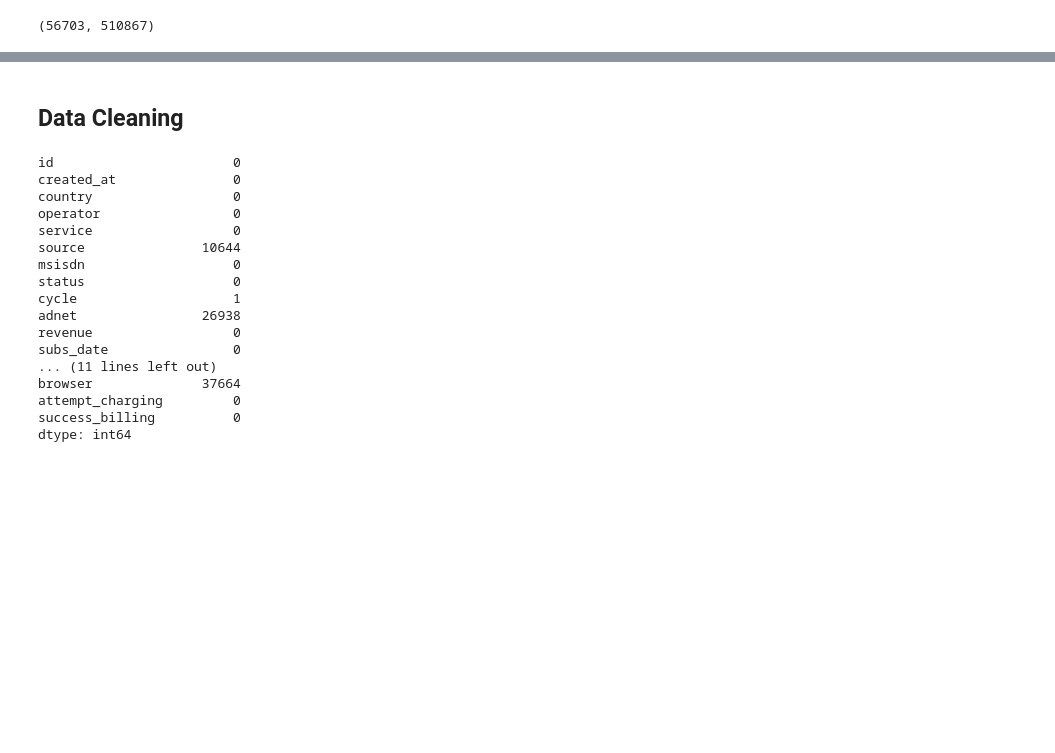
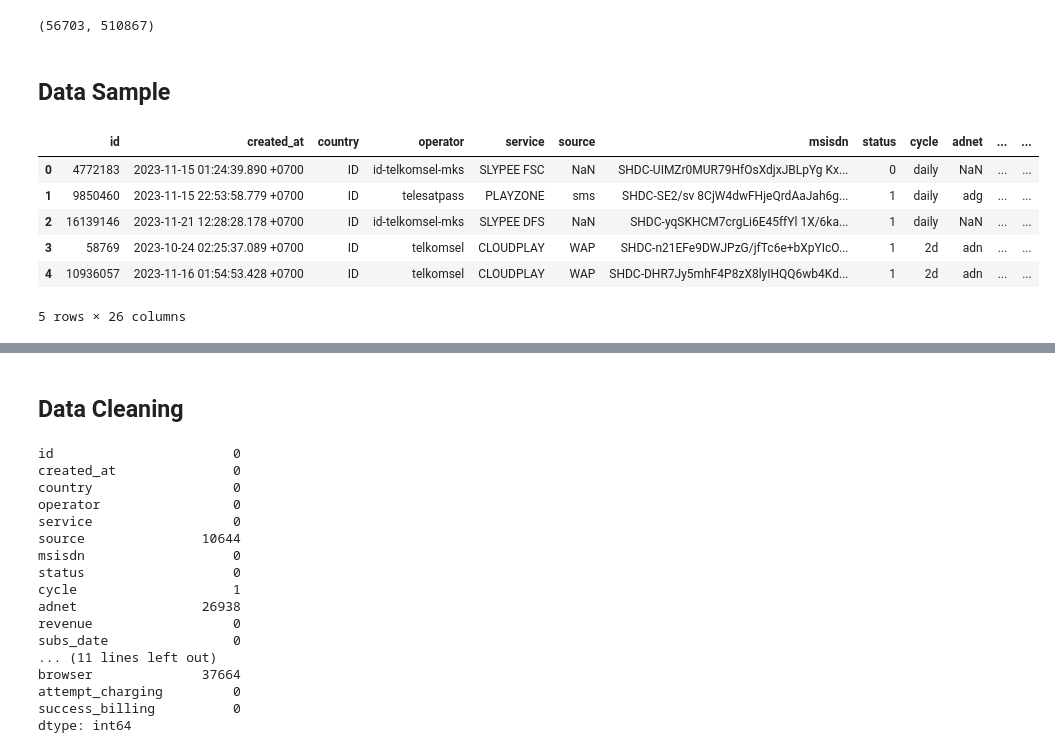
Before and after one commit to FrancescoEmmanuel/FODS, a Jupyter notebook: Recommender System.ipynb, the cells around one changed output, grey strips where cells are left out. Saved outputs shown, nothing was run; the diff lists cells and outputs as text; code cells hidden in the pictures; blank space fills up the shorter version.

Commit message:
Add sample data

```diff
--- a/Recommender System.ipynb
+++ b/Recommender System.ipynb
@@ -17,3 +17,15 @@ transDf = pd.read_csv("/content/drive/MyDrive/FODS__FP/Dataset/transactions_6000
 len(subsDf.axes[0]), len(transDf.axes[0])
 # %% [output]
 (56703, 510867)
+# %% [markdown]
+## Data Sample
+# %%
+subsDf.head()
+# %% [output]
+|  | id | created_at | country | operator | service | source | msisdn | status | cycle | adnet | ... | ... |
+| 0 | 4772183 | 2023-11-15 01:24:39.890 +0700 | ID | id-telkomsel-mks | SLYPEE FSC | NaN | SHDC-UIMZr0MUR79HfOsXdjxJBLpYg Kx... | 0 | daily | NaN | ... | ... |
+| 1 | 9850460 | 2023-11-15 22:53:58.779 +0700 | ID | telesatpass | PLAYZONE | sms | SHDC-SE2/sv 8CjW4dwFHjeQrdAaJah6g... | 1 | daily | adg | ... | ... |
+| 2 | 16139146 | 2023-11-21 12:28:28.178 +0700 | ID | id-telkomsel-mks | SLYPEE DFS | NaN | SHDC-yqSKHCM7crgLi6E45ffYl 1X/6ka... | 1 | daily | NaN | ... | ... |
+| 3 | 58769 | 2023-10-24 02:25:37.089 +0700 | ID | telkomsel | CLOUDPLAY | WAP | SHDC-n21EFe9DWJPzG/jfTc6e+bXpYIcO... | 1 | 2d | adn | ... | ... |
+| 4 | 10936057 | 2023-11-16 01:54:53.428 +0700 | ID | telkomsel | CLOUDPLAY | WAP | SHDC-DHR7Jy5mhF4P8zX8lyIHQQ6wb4Kd... | 1 | 2d | adn | ... | ... |
+5 rows × 26 columns
```
Also changed, not shown: parts of 52 cells of this notebook.
